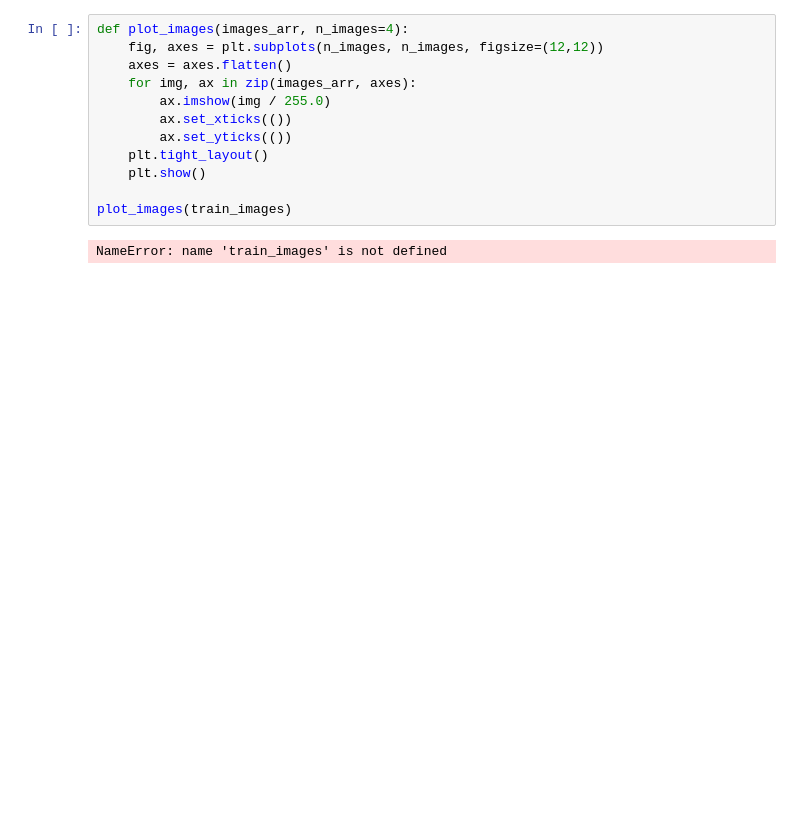
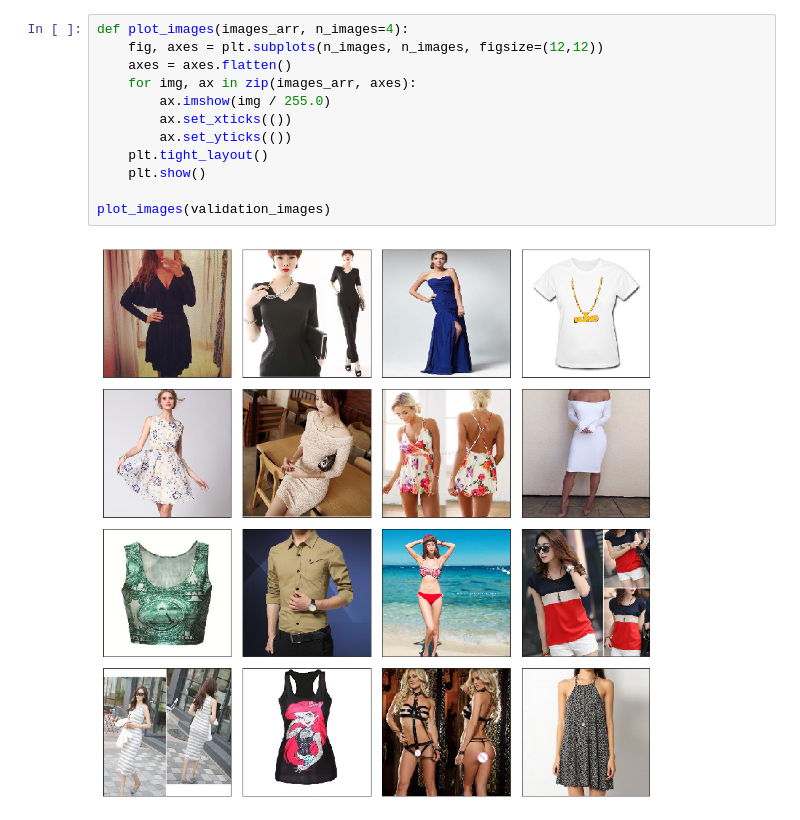
Before and after one commit to fantods/Kaggle-Fashion, a Jupyter notebook: notebooks/pretrained-models.ipynb, the cells around one changed output. Drawn from its saved outputs; the diff is of its cells as text; blank space fills up the shorter version.

```diff
--- a/notebooks/pretrained-models.ipynb
+++ b/notebooks/pretrained-models.ipynb
@@ -81,14 +83,14 @@ MemoryError:
 # %%
 def plot_images(images_arr, n_images=4):
     fig, axes = plt.subplots(n_images, n_images, figsize=(12,12))
     axes = axes.flatten()
     for img, ax in zip(images_arr, axes):
         ax.imshow(img / 255.0)
         ax.set_xticks(())
         ax.set_yticks(())
     plt.tight_layout()
     plt.show()
 
-plot_images(train_images)
+plot_images(validation_images)
 # %% [output]
-NameError: name 'train_images' is not defined
+[figure, added]
```
Also changed, not shown: parts of 5 cells of this notebook, 2 other files.
